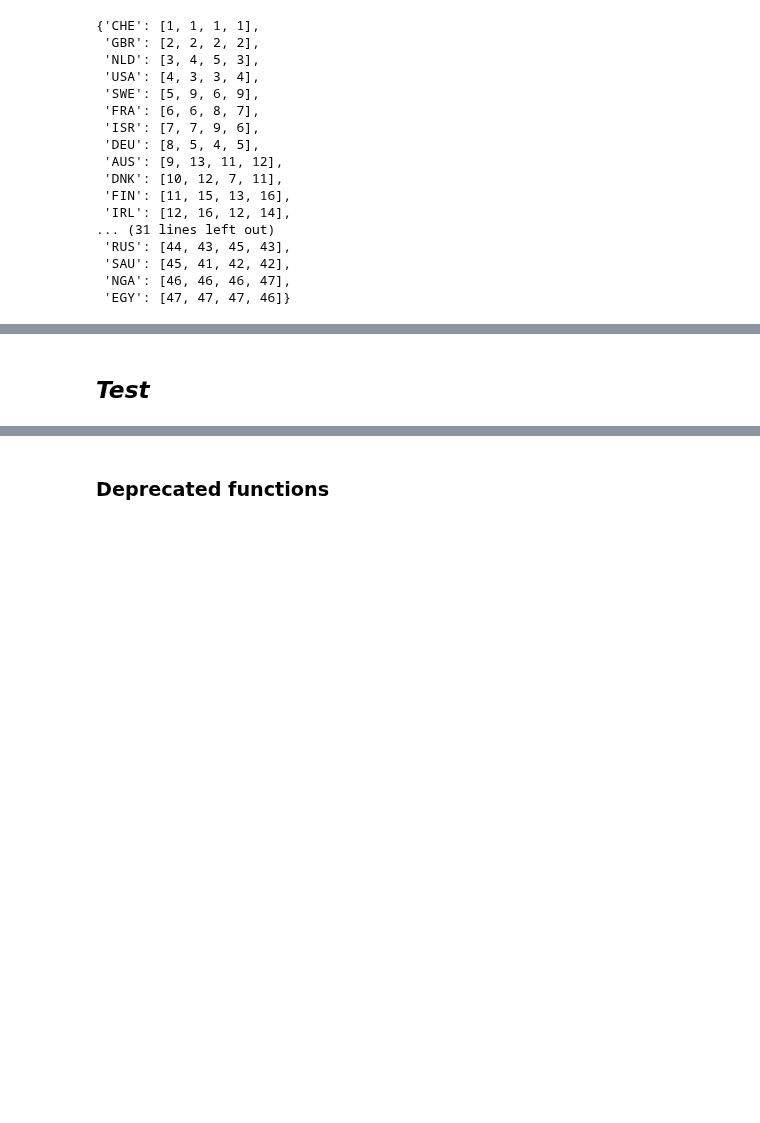
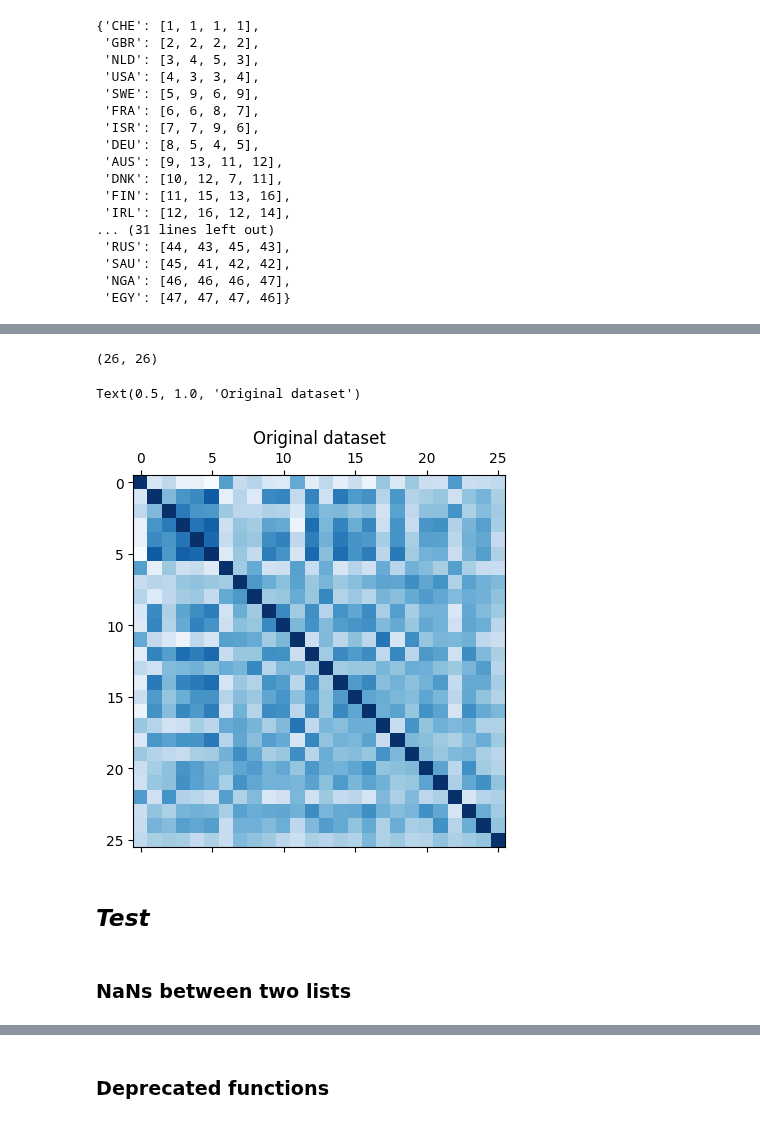
Before and after one commit to ShiuLab/plant_sci_hist, a Jupyter notebook: 8_impact/script_8_2_impact_country.ipynb, the cells around one changed output, grey strips where cells are left out. Cells and saved outputs as stored; diff of their text form; code cells hidden in the pictures; blank space fills up the shorter version.

```diff
--- a/8_impact/script_8_2_impact_country.ipynb
+++ b/8_impact/script_8_2_impact_country.ipynb
@@ -54,9 +54,10 @@ corpus_file = dir42 / "table4_2_corpus_with_topic_assignment.tsv.gz"
 #corpus_file = dir42 / "test.tsv"
 
 # country info, pmid, ...
-dir75            = proj_dir / "7_countries/7_5_country_over_time"
-ci_file          = dir75 / 'ci_pmid_topic.tsv'
-c_npub_file      = dir75 / 'country_npub_raw.csv'
+dir75             = proj_dir / "7_countries/7_5_country_over_time"
+ci_file           = dir75 / 'ci_pmid_topic.tsv'
+c_npub_file       = dir75 / 'country_npub_raw.csv'
+t25_toc_stat_file = dir75 / "country_top25_toc_stat.csv"
 
 # SJR and pdjity (pmid, date, journal, issn, topic, year)
 pdjity_file      = parent_dir / "8_1_topic/table_pdjity.tsv"
@@ -450,0 +461,4 @@ with open(file_c_avg_rank, 'w') as f:
+# %%
+# drop toc 5
+t25_toc_stat = pd.read_csv(t25_toc_stat_file, index_col=0).drop([5])
+t25_toc_stat.head(6)
@@ -450,0 +572,3 @@ with open(file_c_avg_rank, 'w') as f:
+# %%
+t25_toc_stat2 = t25_toc_stat.drop(columns=['toc_name'])
+t25_toc_stat2.head(2)
@@ -450,0 +581,21 @@ with open(file_c_avg_rank, 'w') as f:
+# %%
+t25_toc_corr = t25_toc_stat2.corr()
+t25_toc_corr.shape
+# %% [output]
+(26, 26)
+# %%
+# Spectral co-clustering
+#https://scikit-learn.org/stable/modules/biclustering.html
+#https://scikit-learn.org/stable/auto_examples/bicluster/plot_spectral_coclustering.html#sphx-glr-auto-examples-bicluster-plot-spectral-coclustering-py
+
+import numpy as np
+from matplotlib import pyplot as plt
+from sklearn.cluster import SpectralCoclustering
+from sklearn.metrics import consensus_score
+
+data = t25_toc_corr
+plt.matshow(data, cmap=plt.cm.Blues)
+plt.title("Original dataset")
+# %% [output]
+Text(0.5, 1.0, 'Original dataset')
+[figure, added]
@@ -451,2 +624,4 @@ with open(file_c_avg_rank, 'w') as f:
 # %% [markdown]
 ## ___Test___
+# %% [markdown]
+### NaNs between two lists
```
Also changed, not shown: parts of 16 cells of this notebook.
